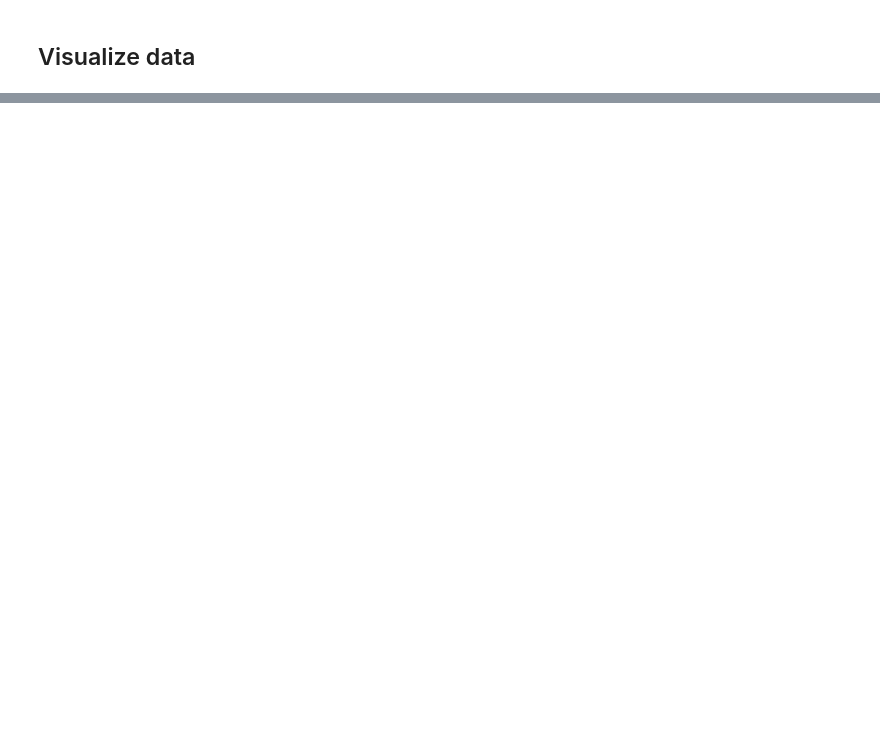
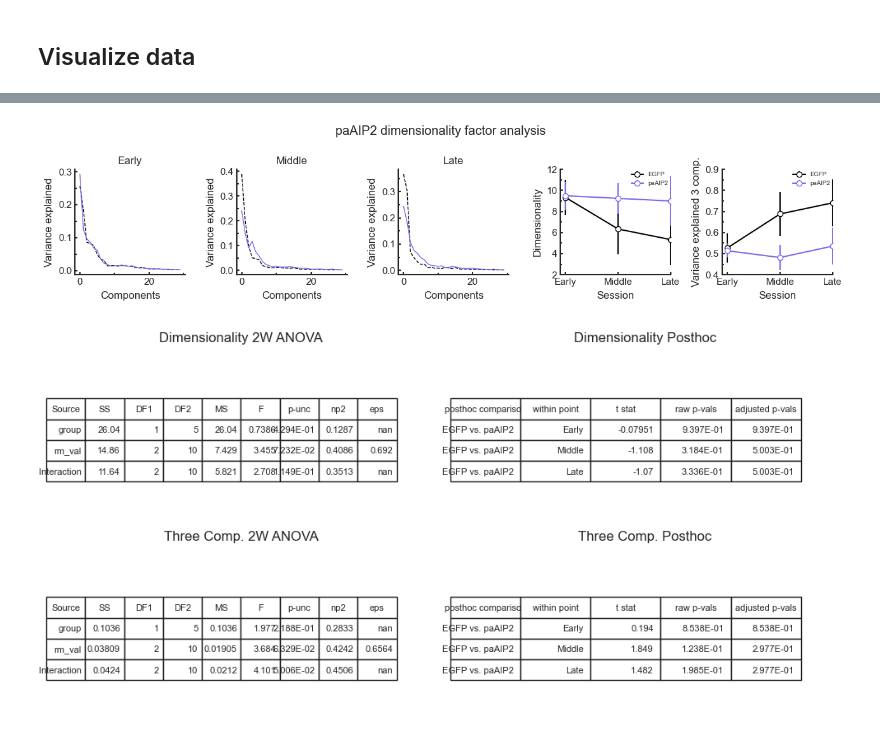
Before and after one commit to wjakewright/Lab_Analyses, a Jupyter notebook: Lab_Analyses/Population_Analysis/paAIP2_Population_Analysis_v2.ipynb, the cells around one changed output, grey strips where cells are left out. Cells and saved outputs as stored; diff of their text form; code cells hidden in the pictures; blank space fills up the shorter version.

```diff
--- a/Lab_Analyses/Population_Analysis/paAIP2_Population_Analysis_v2.ipynb
+++ b/Lab_Analyses/Population_Analysis/paAIP2_Population_Analysis_v2.ipynb
@@ -100,0 +173,14 @@ plot_paAIP2_population_dynamics(
+# %%
+# Plot dimensionality
+plotting.plot_paAIP2_dimensionality(
+    EGFP_data_list,
+    paAIP2_data_list,
+    factor=True,
+    figsize=(13,3),
+    display_stats=True,
+    save=False,
+    save_path=figure_path
+)
+# %% [output]
+[figure, added]
+[figure, added]
```
Also changed, not shown: parts of 33 cells of this notebook, 48 other files.
